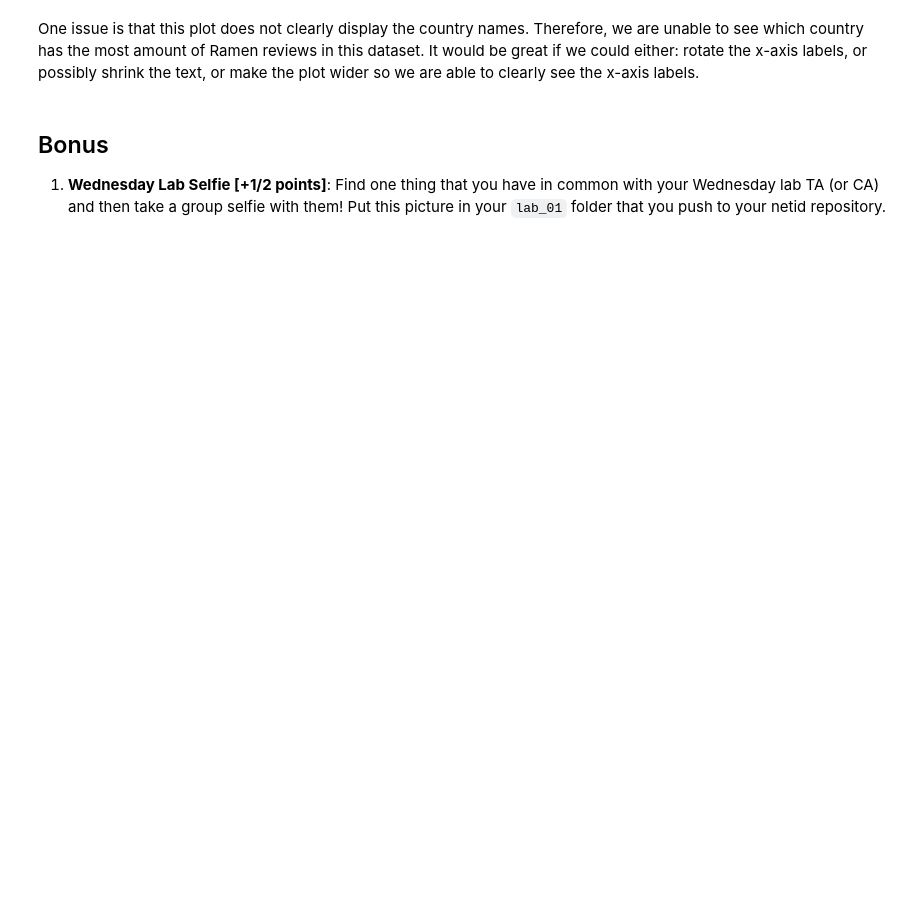
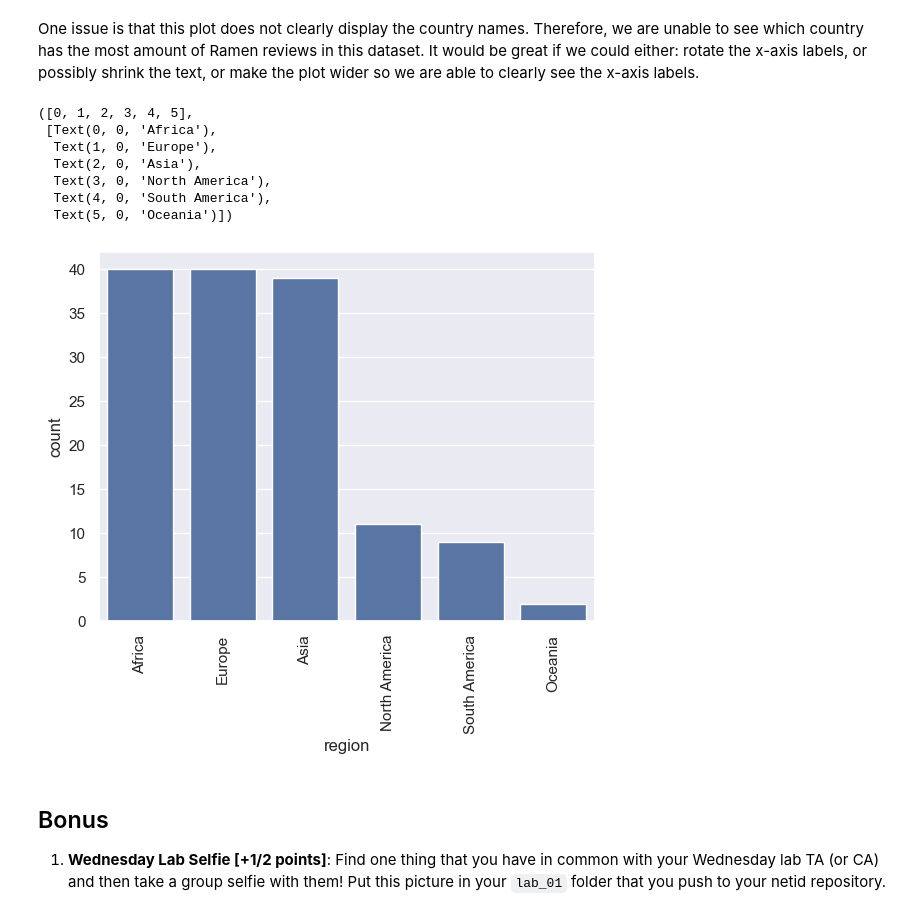
Before and after one commit to ryguy2k4/stat207, a Jupyter notebook: lab_01/lab_01_group.ipynb, the cells around one changed output. Cells and saved outputs as stored; diff of their text form; code cells hidden in the pictures; blank space fills up the shorter version.

```diff
--- a/lab_01/lab_01_group.ipynb
+++ b/lab_01/lab_01_group.ipynb
@@ -53,5 +81,17 @@ These contribution reports should be included in all group lab assignments. In t
 # %% [markdown]
 One issue is that this plot does not clearly display the country names. Therefore, we are unable to see which country has the most amount of Ramen reviews in this dataset. It would be great if we could either: rotate the x-axis labels, or possibly shrink the text, or make the plot wider so we are able to clearly see the x-axis labels.
+# %%
+sns.barplot(x=region_counts.index,y=region_counts)
+plt.xticks(rotation = 90)
+# %% [output]
+([0, 1, 2, 3, 4, 5],
+ [Text(0, 0, 'Africa'),
+  Text(1, 0, 'Europe'),
+  Text(2, 0, 'Asia'),
+  Text(3, 0, 'North America'),
+  Text(4, 0, 'South America'),
+  Text(5, 0, 'Oceania')])
+[figure, added]
 # %% [markdown]
 ## Bonus
 
```
Also changed, not shown: parts of 6 cells of this notebook.
